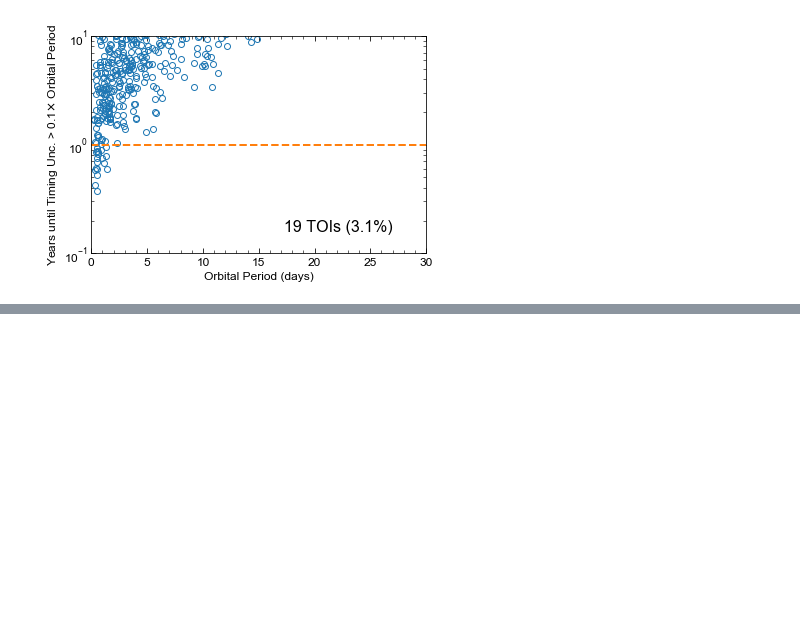
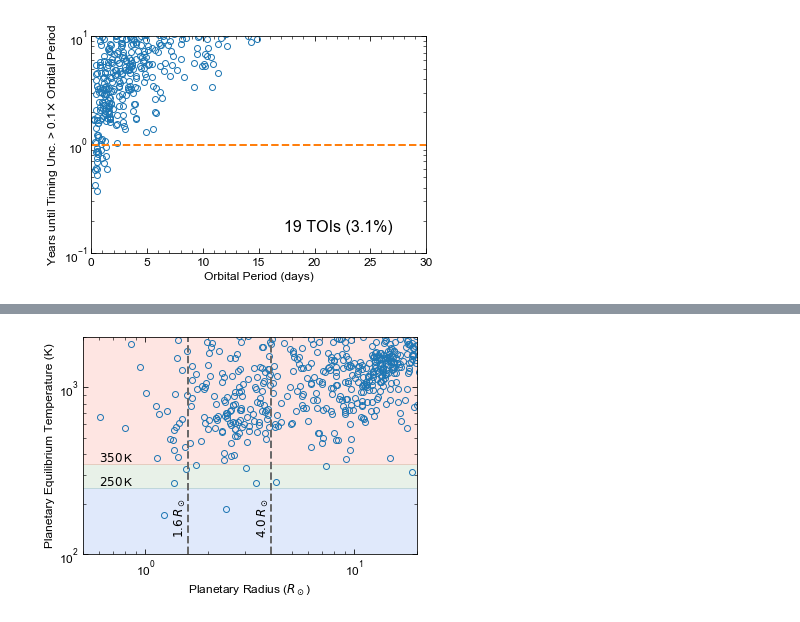
Before and after one commit to brackham/tess-time-to-loss, a Jupyter notebook: time-to-loss.ipynb, the cells around one changed output, grey strips where cells are left out. Saved outputs shown, nothing was run; the diff lists cells and outputs as text; code cells hidden in the pictures; blank space fills up the shorter version.

Commit message:
Update figures

```diff
--- a/time-to-loss.ipynb
+++ b/time-to-loss.ipynb
@@ -5,4 +4,5 @@ toi_file = 'toi-2019-05-07.csv'
 # %%
+toi_file = 'toi-plus-2019-05-08.csv'
 df = pd.read_csv(toi_file)
 
 # Sort by orbital period
@@ -123,0 +136,24 @@ n_toi
+# %%
+plt.rcParams.update({'font.size': 12})
+fig, ax = plt.subplots()
+ax.fill_between(x=[0, 20], y1=[0, 0], y2=[250, 250], color='cornflowerblue', alpha=0.2)
+ax.fill_between(x=[0, 20], y1=[250, 250], y2=[350, 350], color='darkseagreen', alpha=0.2)
+ax.fill_between(x=[0, 20], y1=[350, 350], y2=[2000, 2000], color='salmon', alpha=0.2)
+ax.plot(df['R_p'], df['T_eq'], marker='o', mfc='None', mec='C0', ls='')
+ax.axvline(1.6, color='dimgray', ls='--')
+ax.axvline(4, color='dimgray', ls='--')
+ax.text(0.6, 250, r'$250\,$K', ha='left', va='bottom')
+ax.text(0.6, 350, r'$350\,$K', ha='left', va='bottom')
+ax.text(1.6, 125, r'$1.6\,R_\odot$', rotation=90, ha='right', va='bottom')
+ax.text(4.0, 125, r'$4.0\,R_\odot$', rotation=90, ha='right', va='bottom')
+ax.set_xlabel(r'Planetary Radius ($R_\odot$)')
+ax.set_ylabel(r'Planetary Equilibrium Temperature (K)')
+# ax.set_xlim(0, 20)
+# ax.set_ylim(100, 2000)
+ax.set_xscale('log')
+ax.set_yscale('log')
+ax.set_xlim(0.5, 20)
+ax.set_ylim(100, 2000)
+plt.savefig('radius_temp2.pdf', bbox_inches='tight')
+# %% [output]
+[figure, added]
```
Also changed, not shown: parts of 6 cells of this notebook, 4 other files.
